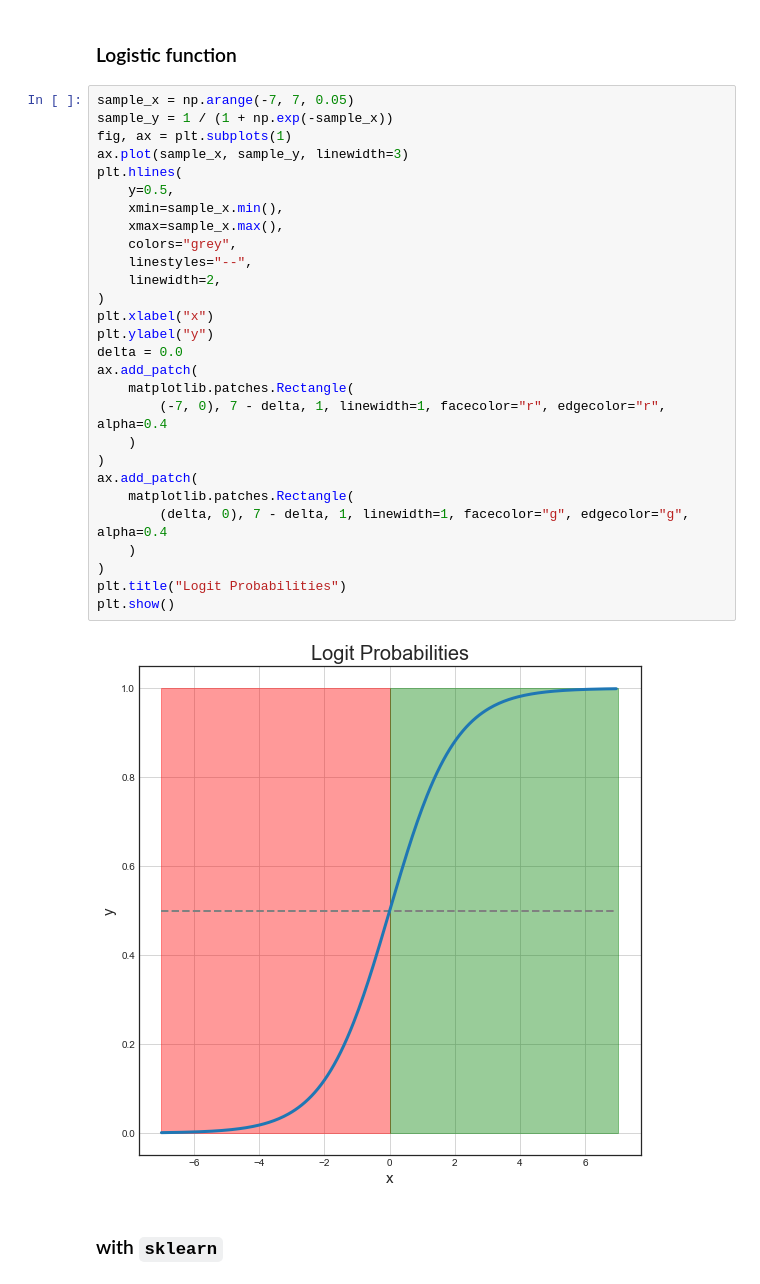
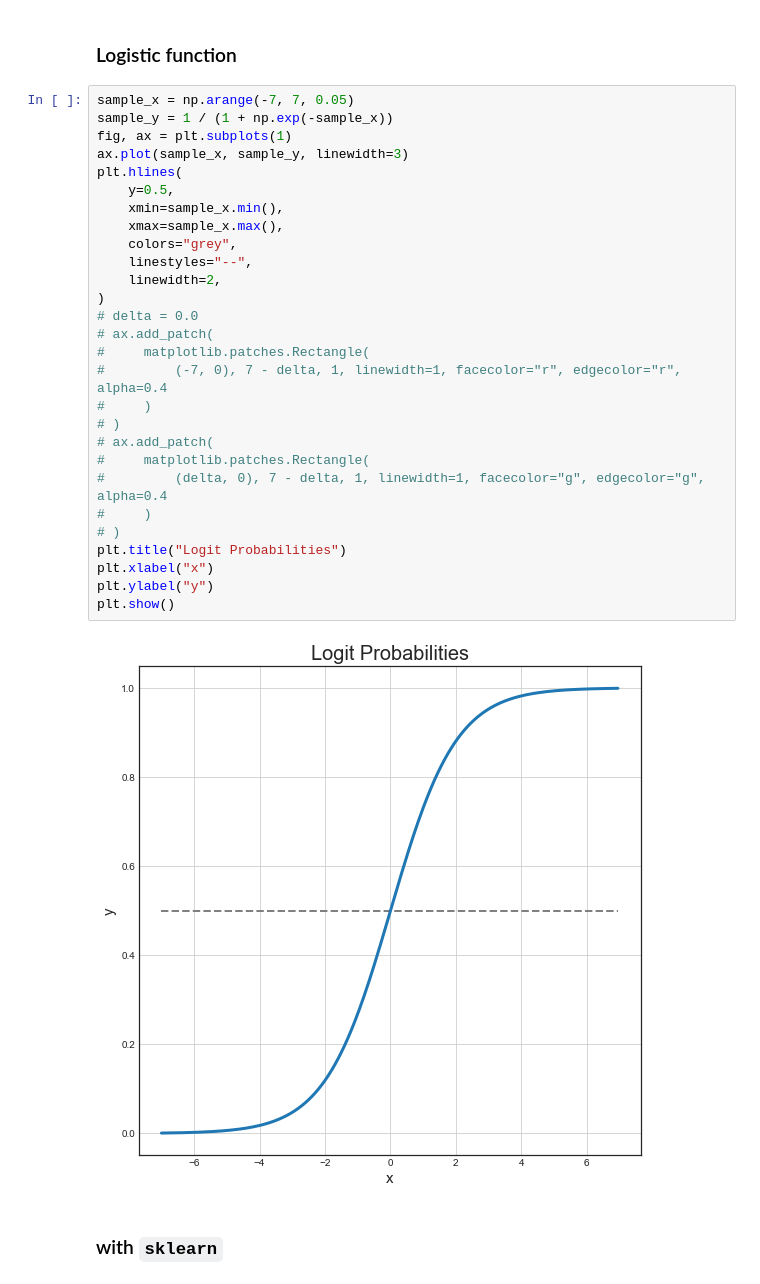
Before and after one commit to sbstn-gbl/lfbd-21-22, a Jupyter notebook: lectures/l05-1-binary-classification-motivation.ipynb, the cells around one changed output. Drawn from its saved outputs; the diff is of its cells as text.

```diff
--- a/lectures/l05-1-binary-classification-motivation.ipynb
+++ b/lectures/l05-1-binary-classification-motivation.ipynb
@@ -201,33 +201,33 @@ predict_plot(model_linear, x_predict, x, y, "Linear Model")
 # %%
 sample_x = np.arange(-7, 7, 0.05)
 sample_y = 1 / (1 + np.exp(-sample_x))
 fig, ax = plt.subplots(1)
 ax.plot(sample_x, sample_y, linewidth=3)
 plt.hlines(
     y=0.5,
     xmin=sample_x.min(),
     xmax=sample_x.max(),
     colors="grey",
     linestyles="--",
     linewidth=2,
 )
+# delta = 0.0
+# ax.add_patch(
+#     matplotlib.patches.Rectangle(
+#         (-7, 0), 7 - delta, 1, linewidth=1, facecolor="r", edgecolor="r", alpha=0.4
+#     )
+# )
+# ax.add_patch(
+#     matplotlib.patches.Rectangle(
+#         (delta, 0), 7 - delta, 1, linewidth=1, facecolor="g", edgecolor="g", alpha=0.4
+#     )
+# )
+plt.title("Logit Probabilities")
 plt.xlabel("x")
 plt.ylabel("y")
-delta = 0.0
-ax.add_patch(
-    matplotlib.patches.Rectangle(
-        (-7, 0), 7 - delta, 1, linewidth=1, facecolor="r", edgecolor="r", alpha=0.4
-    )
-)
-ax.add_patch(
-    matplotlib.patches.Rectangle(
-        (delta, 0), 7 - delta, 1, linewidth=1, facecolor="g", edgecolor="g", alpha=0.4
-    )
-)
-plt.title("Logit Probabilities")
 plt.show()
 # %% [output]
-[figure, old version]
+[figure, new version]
 # %% [markdown]
 ### with `sklearn`
 # %%
```
Also changed, not shown: parts of 13 cells of this notebook, 2 other files.
